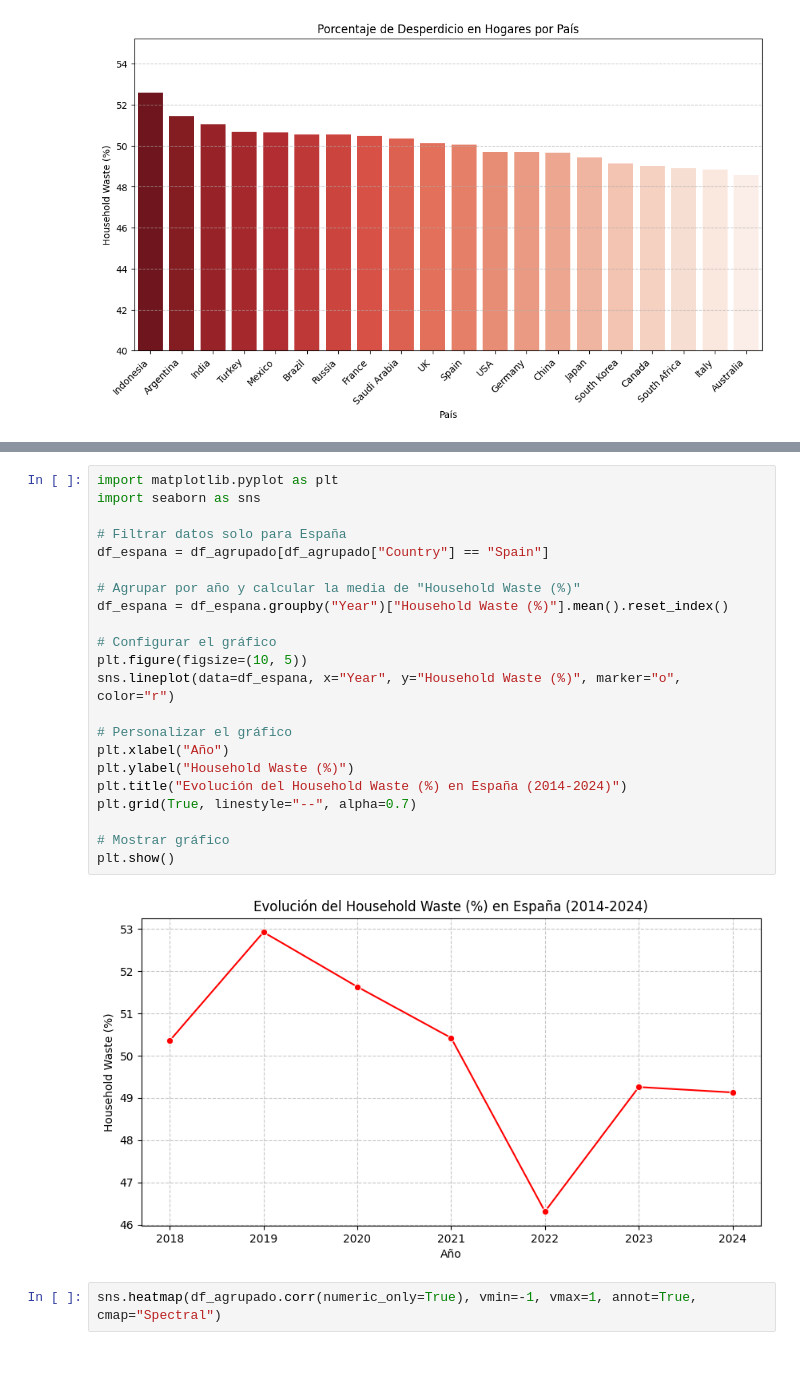
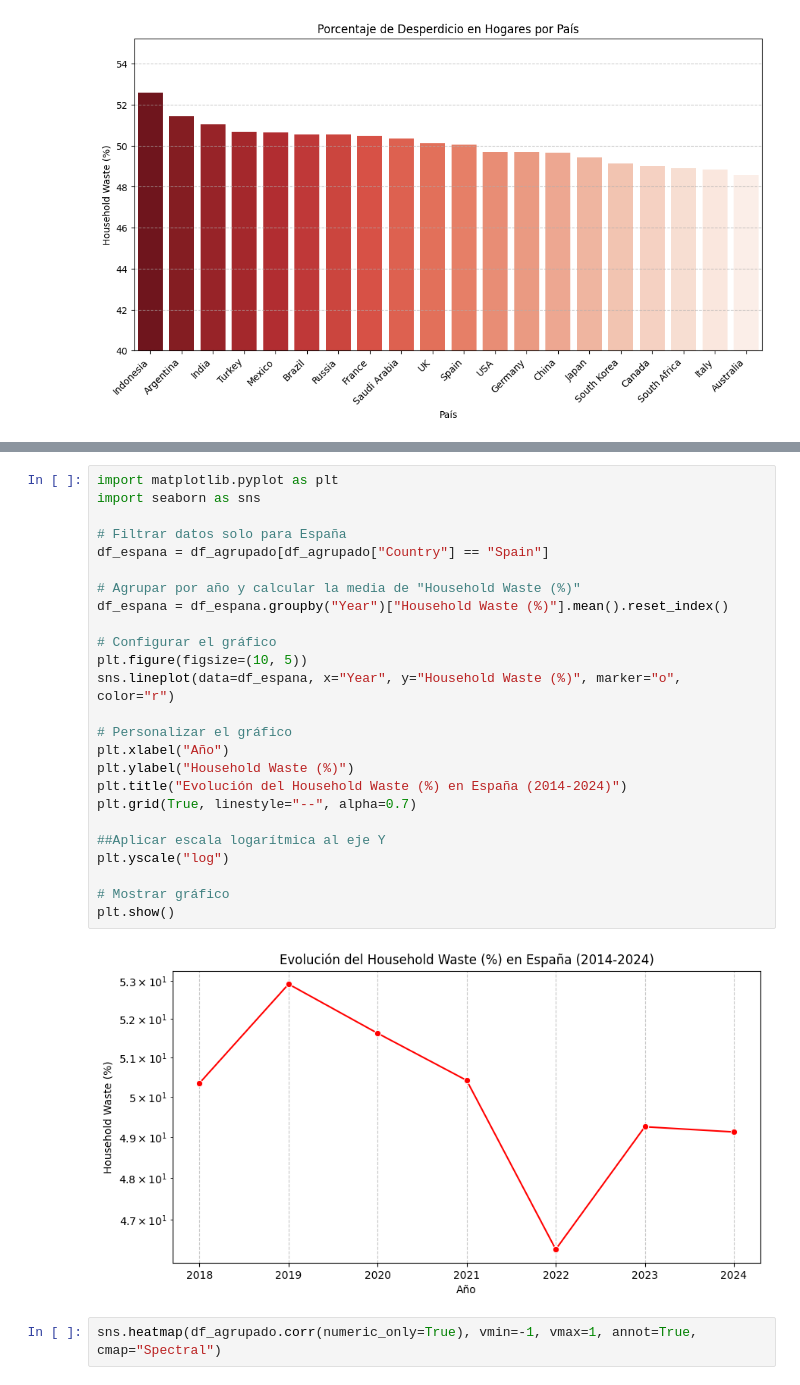
Before and after one commit to ana19750630/2503_dsft_thebridge_ana, a Jupyter notebook: Desperdicio_comida/Desperdicio_comida.ipynb, the cells around one changed output, grey strips where cells are left out. Saved outputs shown, nothing was run; the diff lists cells and outputs as text.

```diff
--- a/Desperdicio_comida/Desperdicio_comida.ipynb
+++ b/Desperdicio_comida/Desperdicio_comida.ipynb
@@ -277,27 +280,30 @@ plt.show()
 # %%
 import matplotlib.pyplot as plt
 import seaborn as sns
 
 # Filtrar datos solo para España
 df_espana = df_agrupado[df_agrupado["Country"] == "Spain"]
 
 # Agrupar por año y calcular la media de "Household Waste (%)"
 df_espana = df_espana.groupby("Year")["Household Waste (%)"].mean().reset_index()
 
 # Configurar el gráfico
 plt.figure(figsize=(10, 5))
 sns.lineplot(data=df_espana, x="Year", y="Household Waste (%)", marker="o", color="r")
 
 # Personalizar el gráfico
 plt.xlabel("Año")
 plt.ylabel("Household Waste (%)")
 plt.title("Evolución del Household Waste (%) en España (2014-2024)")
 plt.grid(True, linestyle="--", alpha=0.7)
 
+##Aplicar escala logarítmica al eje Y
+plt.yscale("log")
+
 # Mostrar gráfico
 plt.show()
 # %% [output]
-[figure, old version]
+[figure, new version]
 # %%
 sns.heatmap(df_agrupado.corr(numeric_only=True), vmin=-1, vmax=1, annot=True, cmap="Spectral")
 # %% [output]
```
Also changed, not shown: parts of 1 cell of this notebook, 4 other files.
